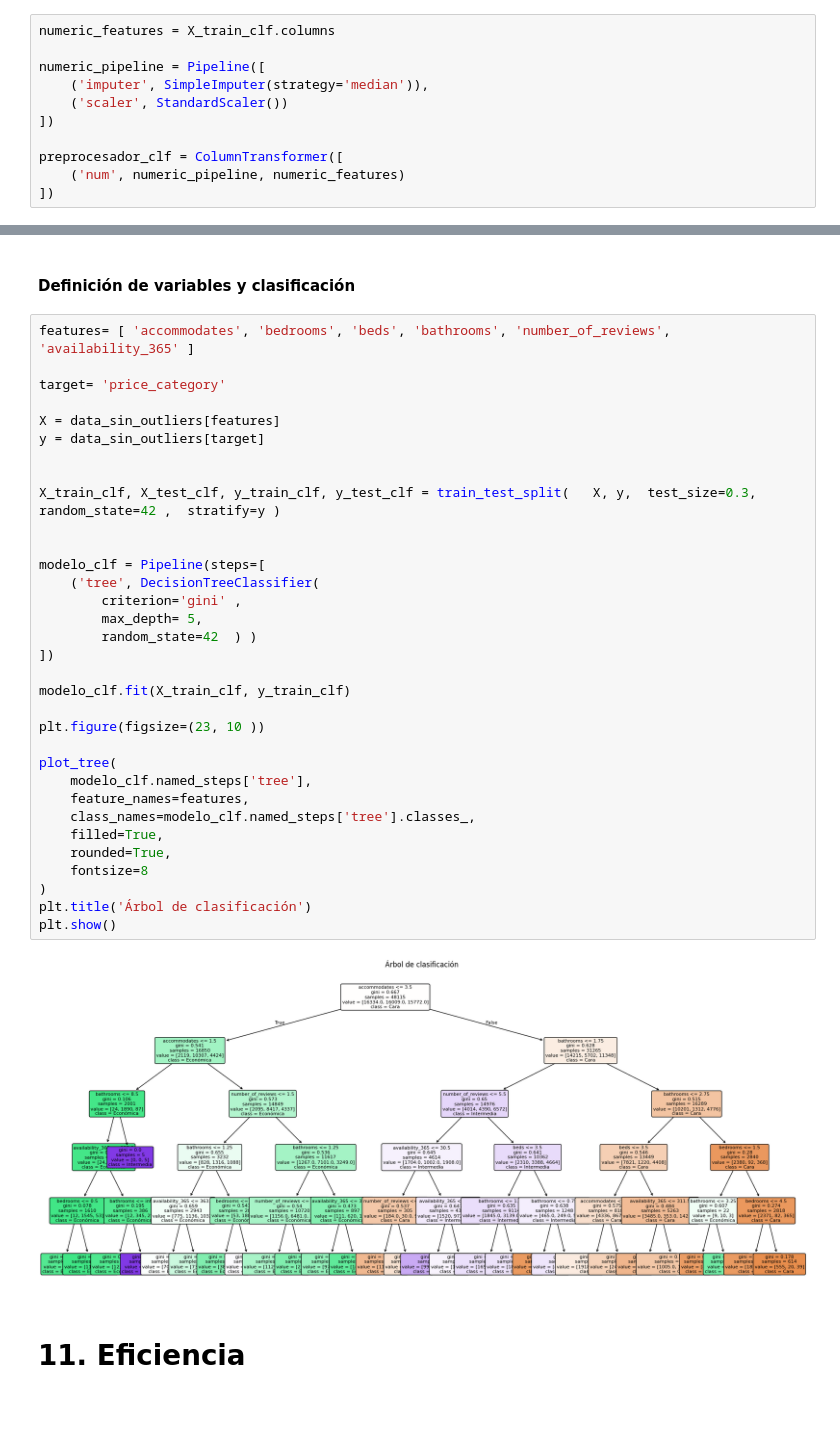
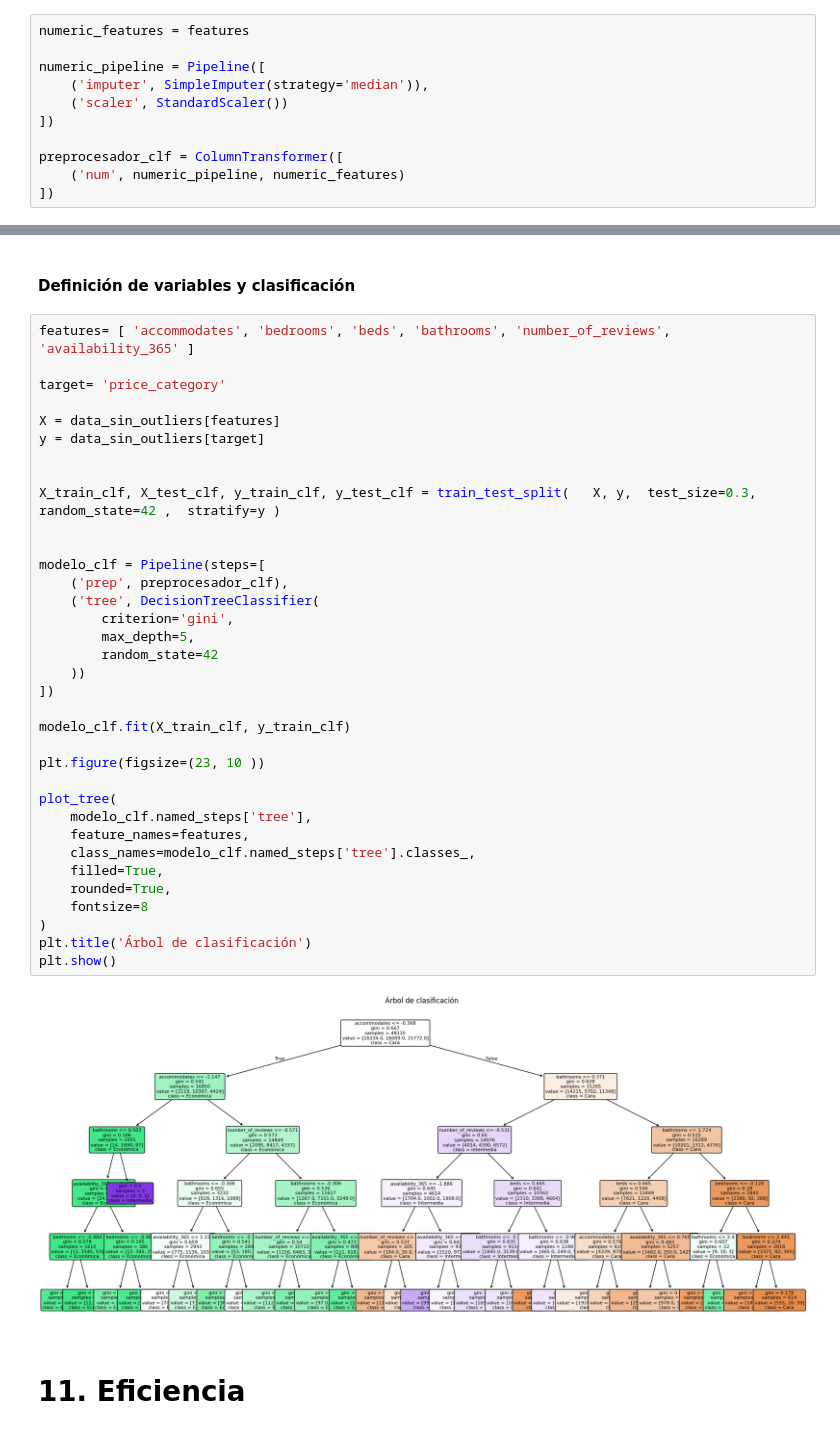
Before and after one commit to belennmm/MD_Lab4_Arboles, a Jupyter notebook: Notebooks/arboles.ipynb, the cells around one changed output, grey strips where cells are left out. Cells and saved outputs as stored; diff of their text form.

```diff
--- a/Notebooks/arboles.ipynb
+++ b/Notebooks/arboles.ipynb
@@ -1142,7 +1143,7 @@ X_train_clf, X_test_clf, y_train_clf, y_test_clf = train_test_split(
     random_state=42
 )
 # %%
-numeric_features = X_train_clf.columns
+numeric_features = features
 
 numeric_pipeline = Pipeline([
     ('imputer', SimpleImputer(strategy='median')),
@@ -1160,37 +1161,39 @@ preprocesador_clf = ColumnTransformer([
 features= [ 'accommodates', 'bedrooms', 'beds', 'bathrooms', 'number_of_reviews', 'availability_365' ]
 
 target= 'price_category'
 
 X = data_sin_outliers[features]
 y = data_sin_outliers[target]
 
 
 X_train_clf, X_test_clf, y_train_clf, y_test_clf = train_test_split(   X, y,  test_size=0.3,  random_state=42 ,  stratify=y )
 
 
 modelo_clf = Pipeline(steps=[
+    ('prep', preprocesador_clf),
     ('tree', DecisionTreeClassifier(
-        criterion='gini' ,
-        max_depth= 5,
-        random_state=42  ) )
+        criterion='gini',
+        max_depth=5,
+        random_state=42
+    ))
 ])
 
 modelo_clf.fit(X_train_clf, y_train_clf)
 
 plt.figure(figsize=(23, 10 ))
 
 plot_tree(
     modelo_clf.named_steps['tree'],
     feature_names=features,
     class_names=modelo_clf.named_steps['tree'].classes_,
     filled=True,
     rounded=True,
     fontsize=8
 )
 plt.title('Árbol de clasificación')
 plt.show()
 # %% [output]
-[figure, old version]
+[figure, new version]
 # %% [markdown]
 # 11. Eficiencia
 # %%
```
Also changed, not shown: parts of 24 cells of this notebook.
